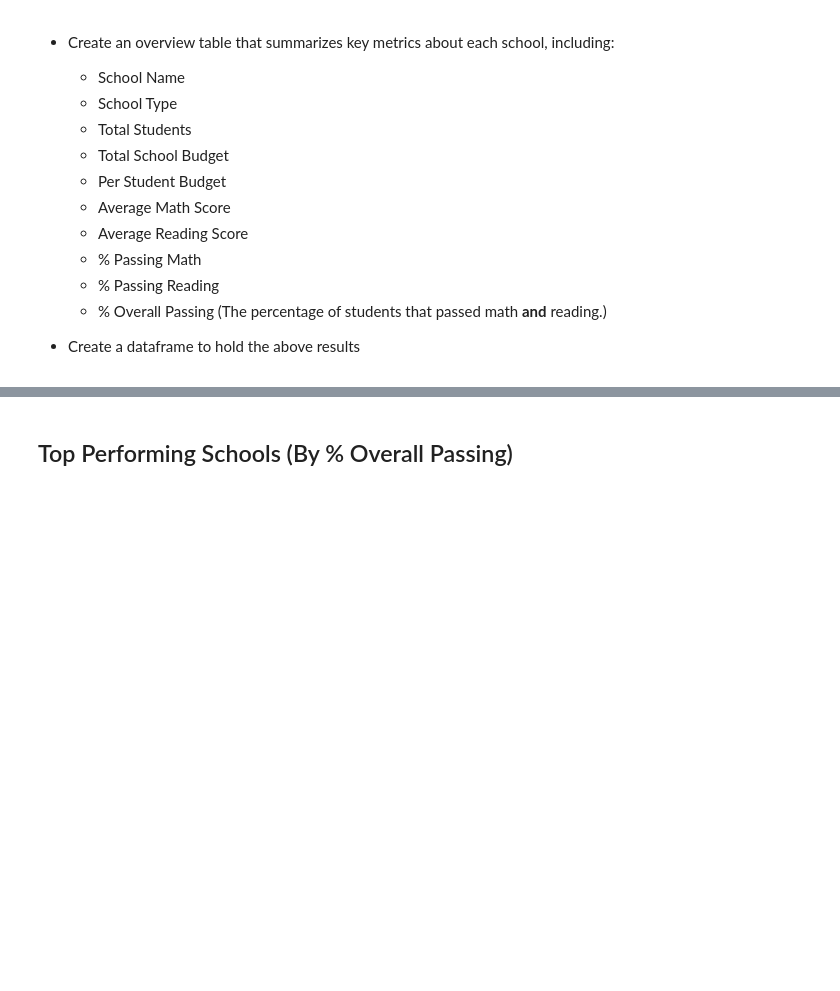
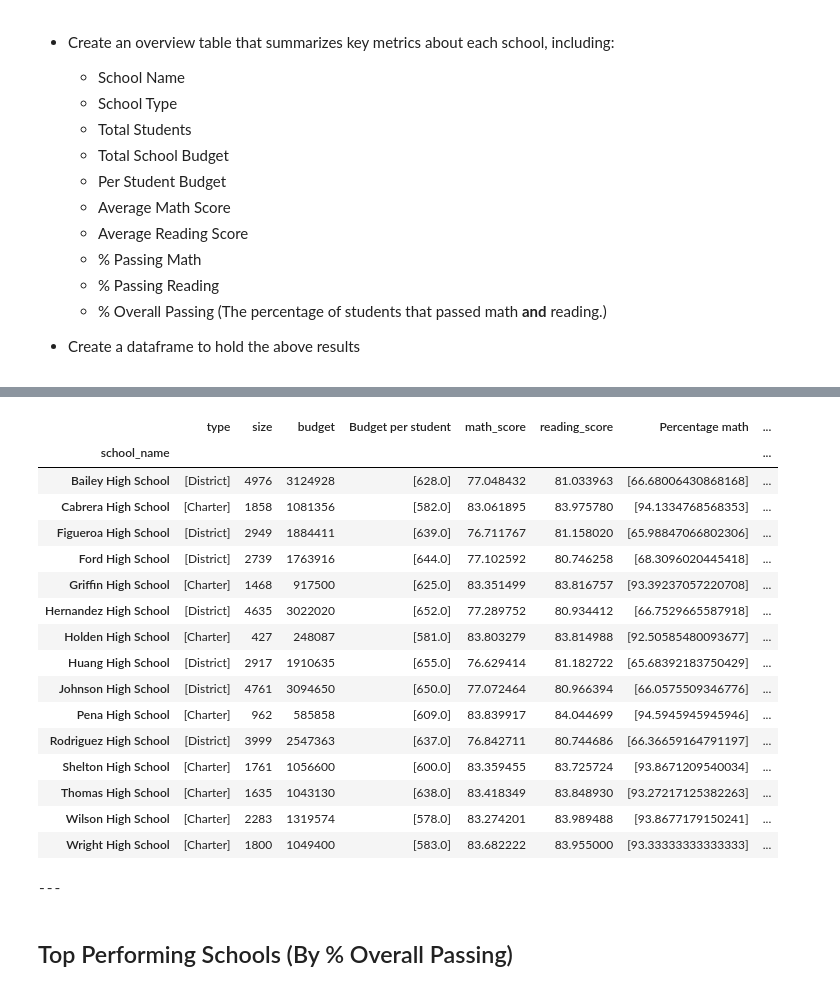
Before and after one commit to BanuNathan/pandas-Challenge, a Jupyter notebook: PyCitySchools/PyCitySchools_starter.ipynb, the cells around one changed output, grey strips where cells are left out. Cells and saved outputs as stored; diff of their text form; code cells hidden in the pictures; blank space fills up the shorter version.

Commit message:
created a few dataframe

```diff
--- a/PyCitySchools/PyCitySchools_starter.ipynb
+++ b/PyCitySchools/PyCitySchools_starter.ipynb
@@ -28,0 +73,15 @@ array(['Huang High School', 'Figueroa High School', 'Shelton High School',
+# %%
+#extracting percentage math passed in each school
+percent_math=(math_grp_df["student_name"].count()/math_grp_df["size"].unique())*100
+percent_math_df=pd.DataFrame({"Percentage math":percent_math})
+#percent_math_df=pd.DataFrame(percent_math)
+# %%
+#group by passed reading
+read_passed = school_data_complete.loc[school_data_complete.reading_score >= 70]
+read_passed_df=pd.DataFrame(read_passed)
+read_grp_df = read_passed_df.groupby(['school_name'])
+# %%
+#reading percent by school
+percent_read=(read_grp_df["student_name"].count()/read_grp_df["size"].unique())*100
+percent_read_df=pd.DataFrame({"Percentage read":percent_read})
+#percent_read_df=pd.DataFrame(percent_read)
@@ -29,3 +93,8 @@ array(['Huang High School', 'Figueroa High School', 'Shelton High School',
+# %%
+#reading percent by school
+percent_read_math=(read_math_grp_df["student_name"].count()/read_math_grp_df["size"].unique())*100
+#percent_read_math_df=pd.DataFrame(percent_read_math)
+percent_read_math_df=pd.DataFrame({"Percentage OverAll Passed":percent_math})
 # %% [markdown]
 ## District Summary
 
@@ -89,3 +161,53 @@ array(['Huang High School', 'Figueroa High School', 'Shelton High School',
+# %%
+x=pd.merge(type_of_school_df,total_students_per_school_df,left_index=True,right_on="school_name")
+y=pd.merge(x,budget_by_school_df,left_index=True,right_on="school_name")
+z=pd.merge(y,budget_per_student_df,left_index=True,right_on="school_name")
+a=pd.merge(z,average_math_by_school_df,left_index=True,right_on="school_name")
+b=pd.merge(a,average_reading_by_school_df,left_index=True,right_on="school_name")
+c=pd.merge(b,percent_math_df,left_index=True,right_on="school_name")
+d=pd.merge(c,percent_read_df,left_index=True,right_on="school_name")
+school_summary_final=pd.merge(d,percent_read_math_df,left_index=True,right_on="school_name")
+school_summary_final
+# %% [output]
+|  | type | size | budget | Budget per student | math_score | reading_score | Percentage math | ... |
+| school_name |  |  |  |  |  |  |  | ... |
+| Bailey High School | [District] | 4976 | 3124928 | [628.0] | 77.048432 | 81.033963 | [66.68006430868168] | ... |
+| Cabrera High School | [Charter] | 1858 | 1081356 | [582.0] | 83.061895 | 83.975780 | [94.1334768568353] | ... |
+| Figueroa High School | [District] | 2949 | 1884411 | [639.0] | 76.711767 | 81.158020 | [65.98847066802306] | ... |
+| Ford High School | [District] | 2739 | 1763916 | [644.0] | 77.102592 | 80.746258 | [68.3096020445418] | ... |
+| Griffin High School | [Charter] | 1468 | 917500 | [625.0] | 83.351499 | 83.816757 | [93.39237057220708] | ... |
+| Hernandez High School | [District] | 4635 | 3022020 | [652.0] | 77.289752 | 80.934412 | [66.7529665587918] | ... |
+| Holden High School | [Charter] | 427 | 248087 | [581.0] | 83.803279 | 83.814988 | [92.50585480093677] | ... |
+| Huang High School | [District] | 2917 | 1910635 | [655.0] | 76.629414 | 81.182722 | [65.68392183750429] | ... |
+| Johnson High School | [District] | 4761 | 3094650 | [650.0] | 77.072464 | 80.966394 | [66.0575509346776] | ... |
+| Pena High School | [Charter] | 962 | 585858 | [609.0] | 83.839917 | 84.044699 | [94.5945945945946] | ... |
+| Rodriguez High School | [District] | 3999 | 2547363 | [637.0] | 76.842711 | 80.744686 | [66.36659164791197] | ... |
+| Shelton High School | [Charter] | 1761 | 1056600 | [600.0] | 83.359455 | 83.725724 | [93.8671209540034] | ... |
+| Thomas High School | [Charter] | 1635 | 1043130 | [638.0] | 83.418349 | 83.848930 | [93.27217125382263] | ... |
+| Wilson High School | [Charter] | 2283 | 1319574 | [578.0] | 83.274201 | 83.989488 | [93.8677179150241] | ... |
+| Wright High School | [Charter] | 1800 | 1049400 | [583.0] | 83.682222 | 83.955000 | [93.33333333333333] | ... |
+# %%
+#DataFrame of schooltype
+type_of_school_df
+#DataFrame of total students per school
+total_students_per_school_df
+#DataFrame of budget per school
+budget_by_school_df
+#DataFrame of Average budget per student per school
+budget_per_student_df
+#DataFrame of Average math per school
+average_math_by_school_df
+#DataFrame of average reading pet school
+average_reading_by_school_df
+#DataFrame of petcent students passed math per school
+percent_math_df
+#Dataframe of petcent students passed reading per school
+percent_read_df
+#DataFrame of overall passed students per school
+percent_read_math_df
+print("---")
+# %% [output]
+---
 # %% [markdown]
 ## Top Performing Schools (By % Overall Passing)
 # %% [markdown]
```
Also changed, not shown: parts of 33 cells of this notebook.
